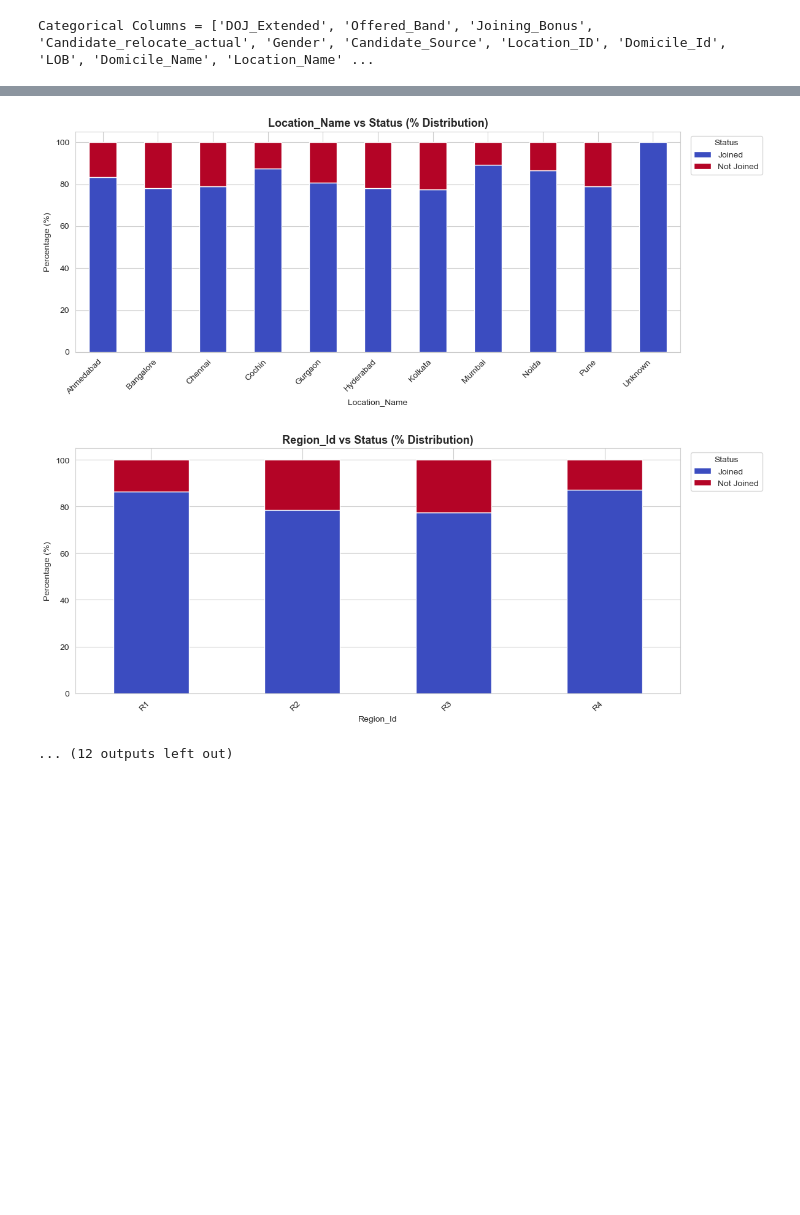
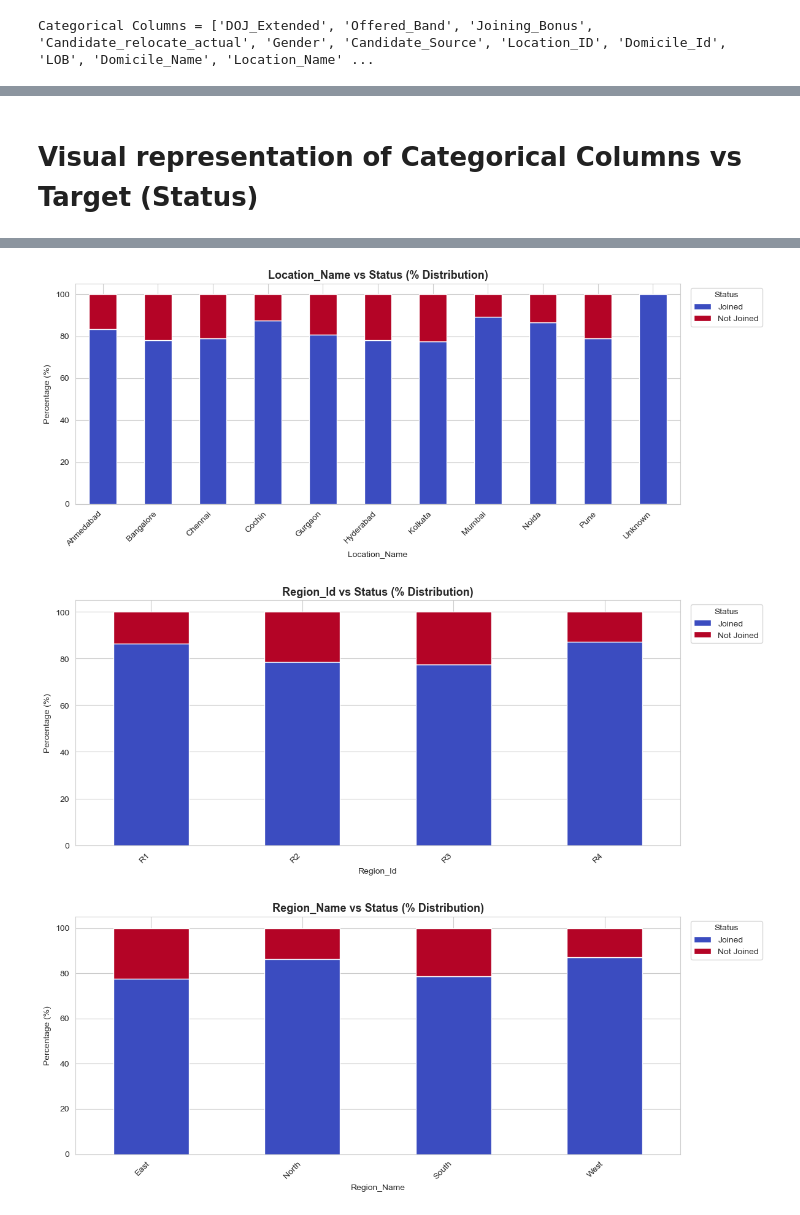
Before and after one commit to srineogideloitte/Group_A5_Capstone_Project, a Jupyter notebook: Data_Cleaning.ipynb, the cells around one changed output, grey strips where cells are left out. Drawn from its saved outputs; the diff is of its cells as text; code cells hidden in the pictures; blank space fills up the shorter version.

```diff
--- a/Data_Cleaning.ipynb
+++ b/Data_Cleaning.ipynb
@@ -2140,50 +2203,35 @@ for col in categorical_columns:
+# %% [markdown]
+# Visual representation of Categorical Columns vs Target (Status)
 # %%
 sns.set_style("whitegrid")
 target = 'Status'
 
 category_wo_status = ['DOJ_Extended', 'Offered_Band', 'Joining_Bonus', 'Candidate_relocate_actual', 'Gender', 'Candidate_Source', 'Location_ID', 'Domicile_Id', 'LOB', 'Domicile_Name', 'Location_Name', 'Region_Id', 'Region_Name']
 
 # 1. Categorical Feature vs Target (Stacked Bar Chart)
 for col in category_wo_status:
     ct = pd.crosstab(data1[col], data1[target], normalize='index') * 100
 
     ct.plot(kind='bar', stacked=True, figsize=(12, 5), colormap='coolwarm', edgecolor='white')
 
     plt.title(f'{col} vs {target} (% Distribution)', fontsize=13, fontweight='bold')
     plt.xlabel(col)
     plt.ylabel('Percentage (%)')
     plt.xticks(rotation=45, ha='right')
     plt.legend(title=target, bbox_to_anchor=(1.01, 1), loc='upper left')
     plt.tight_layout()
     plt.show()
-
-# 2. Numerical Feature vs Target (Boxplot + Violin Plot)
-for col in numerical_columns:
-    fig, axes = plt.subplots(1, 2, figsize=(14, 5))
-
-    sns.boxplot(data=data1, x=target, y=col, ax=axes[0], palette='viridis')
-
-    axes[0].set_title(f'{col} vs {target} — Boxplot', fontsize=12, fontweight='bold')
-    axes[0].tick_params(axis='x', rotation=45)
-
-    sns.violinplot(data=data1, x=target, y=col, ax=axes[1], palette='inferno', inner='quartile')
-
-    axes[1].set_title(f'{col} vs {target} — Violin', fontsize=12, fontweight='bold')
-    axes[1].tick_params(axis='x', rotation=45)
-
-    plt.tight_layout()
-    plt.show()
 # %% [output]
 [figure]
 [figure]
 [figure]
 [figure]
 [figure]
 [figure]
 [figure]
 [figure]
 [figure]
 [figure]
 [figure]
 [figure]
-... (12 outputs left out)
+[figure, added]
```
Also changed, not shown: parts of 23 cells of this notebook.
